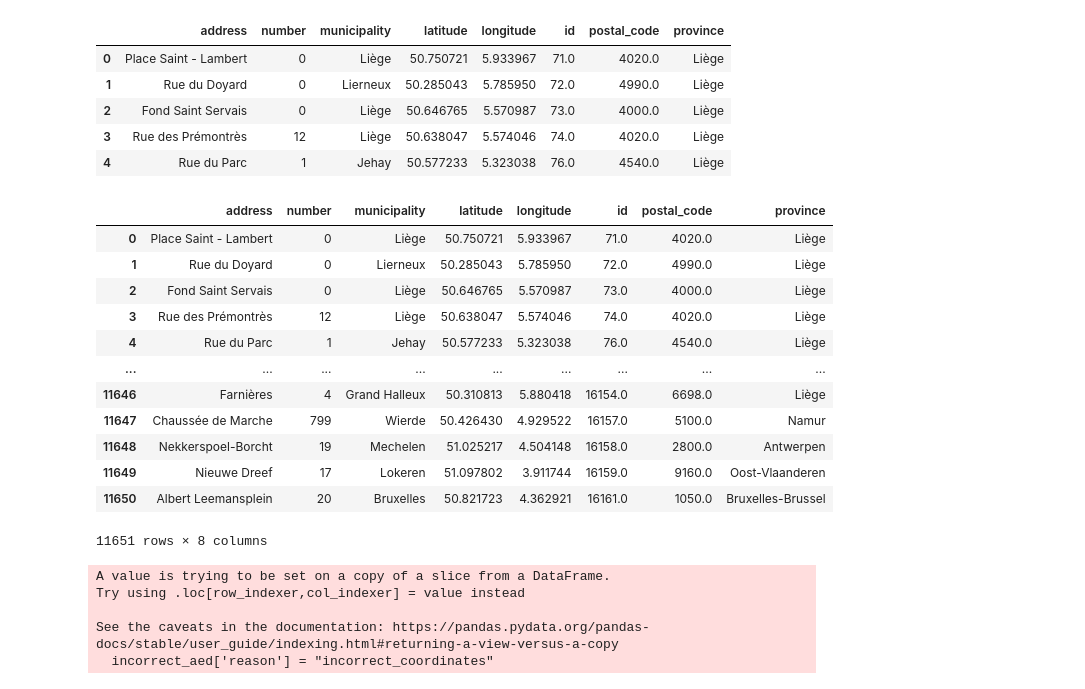
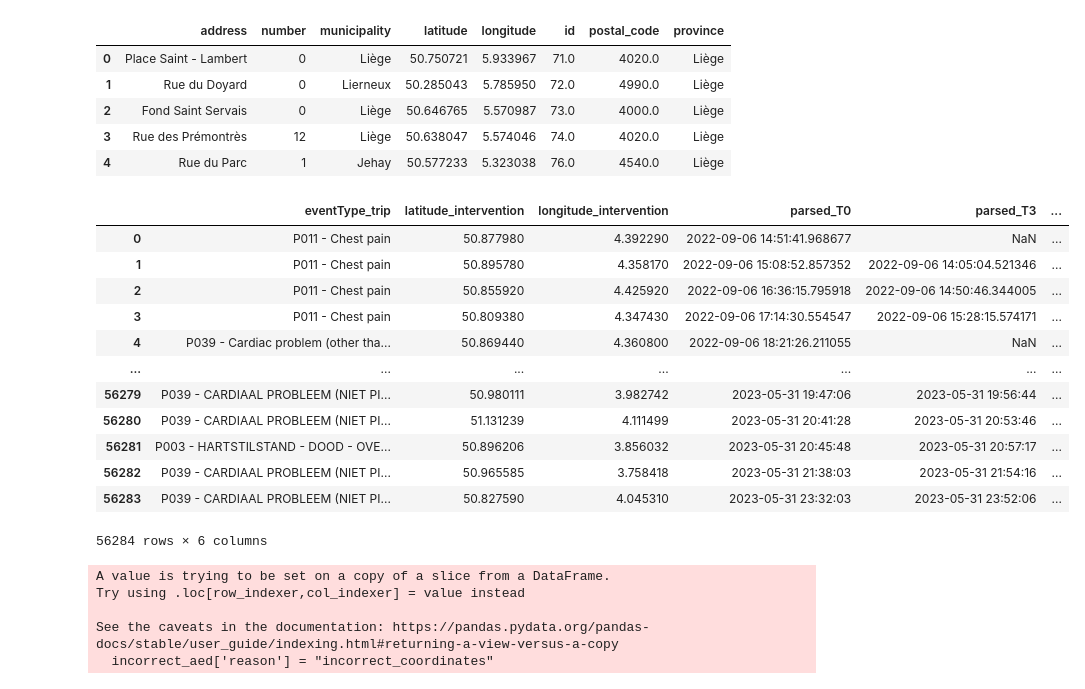
Before and after one commit to Elouan-Debels/MDAProject, a Jupyter notebook: exploratory analysis.ipynb, the cells around one changed output. Saved outputs shown, nothing was run; the diff lists cells and outputs as text; code cells hidden in the pictures.

```diff
--- a/exploratory analysis.ipynb
+++ b/exploratory analysis.ipynb
@@ -85,21 +85,22 @@ for _, row in all_hospital_locations.iterrows():
 
 m.save('exploratory_map.html')
 # %%
-aed_locations
+#aed_locations
+card_arrest
 # %% [output]
-|  | address | number | municipality | latitude | longitude | id | postal_code | province |
-| 0 | Place Saint - Lambert | 0 | Liège | 50.750721 | 5.933967 | 71.0 | 4020.0 | Liège |
-| 1 | Rue du Doyard | 0 | Lierneux | 50.285043 | 5.785950 | 72.0 | 4990.0 | Liège |
-| 2 | Fond Saint Servais | 0 | Liège | 50.646765 | 5.570987 | 73.0 | 4000.0 | Liège |
-| 3 | Rue des Prémontrès | 12 | Liège | 50.638047 | 5.574046 | 74.0 | 4020.0 | Liège |
-| 4 | Rue du Parc | 1 | Jehay | 50.577233 | 5.323038 | 76.0 | 4540.0 | Liège |
-| ... | ... | ... | ... | ... | ... | ... | ... | ... |
-| 11646 | Farnières | 4 | Grand Halleux | 50.310813 | 5.880418 | 16154.0 | 6698.0 | Liège |
-| 11647 | Chaussée de Marche | 799 | Wierde | 50.426430 | 4.929522 | 16157.0 | 5100.0 | Namur |
-| 11648 | Nekkerspoel-Borcht | 19 | Mechelen | 51.025217 | 4.504148 | 16158.0 | 2800.0 | Antwerpen |
-| 11649 | Nieuwe Dreef | 17 | Lokeren | 51.097802 | 3.911744 | 16159.0 | 9160.0 | Oost-Vlaanderen |
-| 11650 | Albert Leemansplein | 20 | Bruxelles | 50.821723 | 4.362921 | 16161.0 | 1050.0 | Bruxelles-Brussel |
+|  | eventType_trip | latitude_intervention | longitude_intervention | parsed_T0 | parsed_T3 | ... |
+| 0 | P011 - Chest pain | 50.877980 | 4.392290 | 2022-09-06 14:51:41.968677 | NaN | ... |
+| 1 | P011 - Chest pain | 50.895780 | 4.358170 | 2022-09-06 15:08:52.857352 | 2022-09-06 14:05:04.521346 | ... |
+| 2 | P011 - Chest pain | 50.855920 | 4.425920 | 2022-09-06 16:36:15.795918 | 2022-09-06 14:50:46.344005 | ... |
+| 3 | P011 - Chest pain | 50.809380 | 4.347430 | 2022-09-06 17:14:30.554547 | 2022-09-06 15:28:15.574171 | ... |
+| 4 | P039 - Cardiac problem (other tha... | 50.869440 | 4.360800 | 2022-09-06 18:21:26.211055 | NaN | ... |
+| ... | ... | ... | ... | ... | ... | ... |
+| 56279 | P039 - CARDIAAL PROBLEEM (NIET PI... | 50.980111 | 3.982742 | 2023-05-31 19:47:06 | 2023-05-31 19:56:44 | ... |
+| 56280 | P039 - CARDIAAL PROBLEEM (NIET PI... | 51.131239 | 4.111499 | 2023-05-31 20:41:28 | 2023-05-31 20:53:46 | ... |
+| 56281 | P003 - HARTSTILSTAND - DOOD - OVE... | 50.896206 | 3.856032 | 2023-05-31 20:45:48 | 2023-05-31 20:57:17 | ... |
+| 56282 | P039 - CARDIAAL PROBLEEM (NIET PI... | 50.965585 | 3.758418 | 2023-05-31 21:38:03 | 2023-05-31 21:54:16 | ... |
+| 56283 | P039 - CARDIAAL PROBLEEM (NIET PI... | 50.827590 | 4.045310 | 2023-05-31 23:32:03 | 2023-05-31 23:52:06 | ... |
-11651 rows × 8 columns
+56284 rows × 6 columns
 # %%
 #there are also some datapoints outside of belgium, especially for the AED's, AED's that got miscoded during the AED's location
 #encoding using nomatim, likely because the address also existed in another country.
```
Also changed, not shown: 1 other file.
